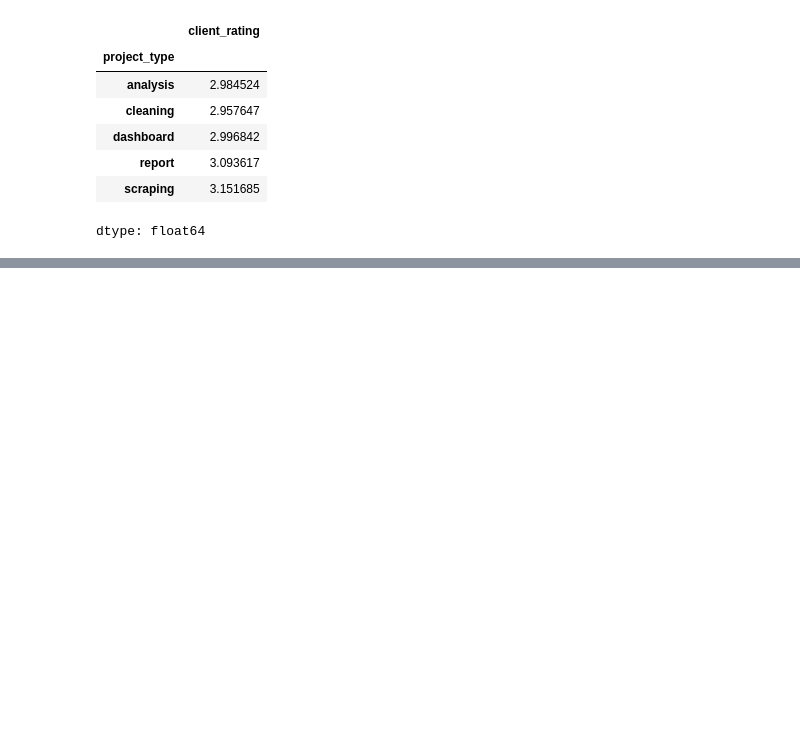
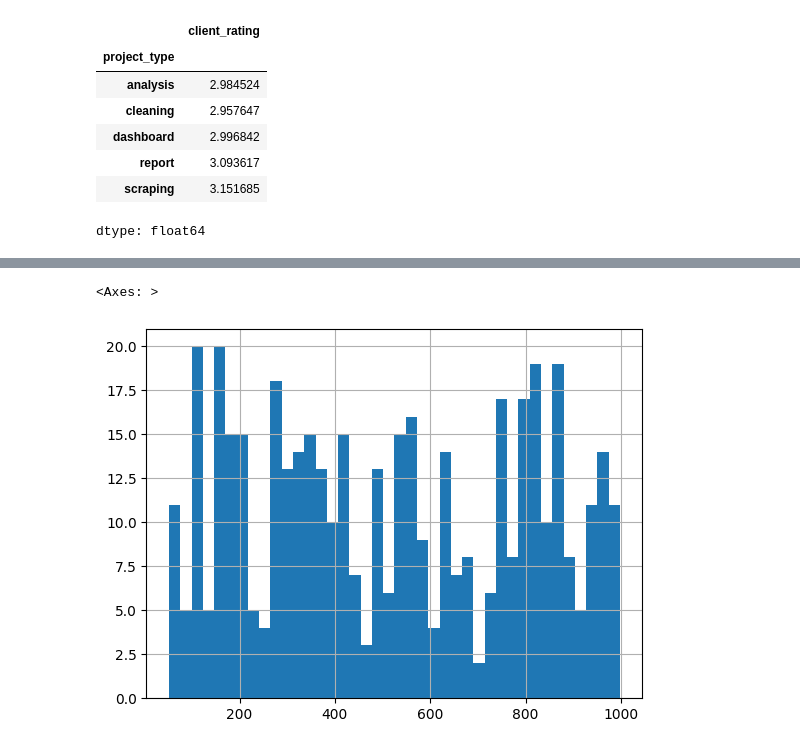
Before and after one commit to ayaz-ali-36/Data-Aanlysis, a Jupyter notebook: Pandas/Pandas.ipynb, the cells around one changed output, grey strips where cells are left out. Cells and saved outputs as stored; diff of their text form; code cells hidden in the pictures; blank space fills up the shorter version.

```diff
--- a/Pandas/Pandas.ipynb
+++ b/Pandas/Pandas.ipynb
@@ -186,0 +270,5 @@ dtype: float64
+# %%
+df["payment_usd"].hist(bins=40)
+# %% [output]
+<Axes: >
+[figure, added]
```
Also changed, not shown: parts of 16 cells of this notebook.
